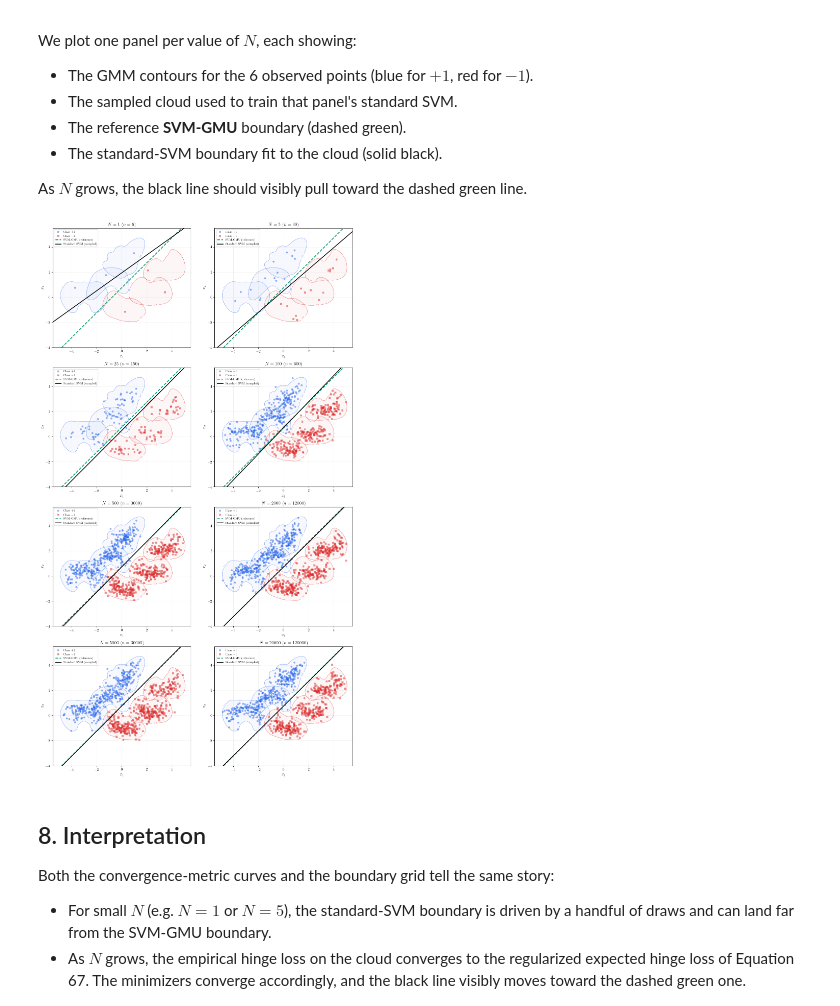
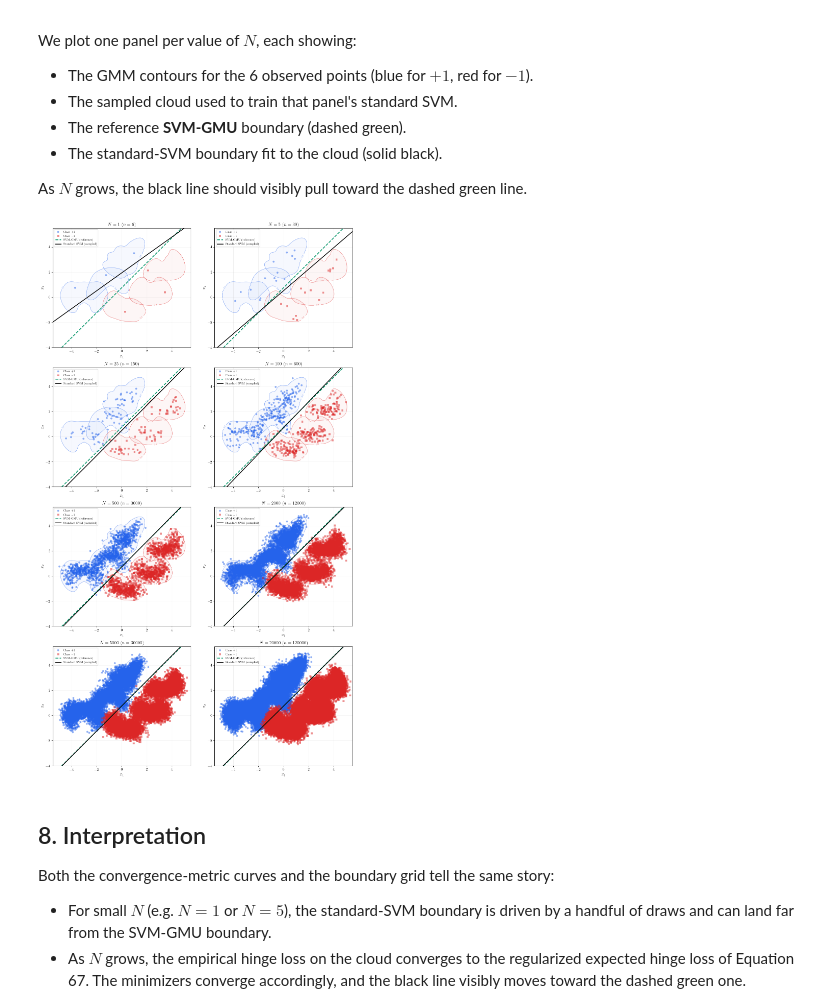
Before and after one commit to SushrutGaikwad/svm-gmu, a Jupyter notebook: experiments/svm_gmu_convergence.ipynb, the cells around one changed output. Drawn from its saved outputs; the diff is of its cells as text; code cells hidden in the pictures.

```diff
--- a/experiments/svm_gmu_convergence.ipynb
+++ b/experiments/svm_gmu_convergence.ipynb
@@ -295,8 +279,6 @@ As $N$ grows, the black line should visibly pull toward the dashed green line.
 # %%
 # Build a grid of boundary plots: one panel per value of N (saved as
 # svm_gmu_convergence.pgf). Uses one representative seed's sampled clouds.
-import math
-
 from svm_gmu.plotting import plot_uncertainty
 
 n_panels = len(records)
@@ -307,10 +289,6 @@ fig, axes = plt.subplots(
     n_rows, n_cols, figsize=(6.5 * n_cols, 5.5 * n_rows),
 )
 axes = np.array(axes).reshape(n_rows, n_cols)
-
-# Cap the number of scattered sample points to avoid clutter in later panels.
-SCATTER_CAP = 800
-scatter_rng = np.random.default_rng(EXP_SEED + 1)
 
 
 def _draw_line(ax, w, b, xlim, **kwargs):
@@ -342,14 +320,10 @@ for k, r in enumerate(records):
         if isinstance(coll, plt.matplotlib.collections.PathCollection):
             coll.remove()
 
-    # Layer 2: plot the sampled cloud, subsampled if huge. Bigger, more opaque
-    # markers so individual points are easy to see.
-    X_exp, y_exp = r["X_exp"], r["y_exp"]
-    if X_exp.shape[0] > SCATTER_CAP:
-        idx = scatter_rng.choice(X_exp.shape[0], size=SCATTER_CAP, replace=False)
-        X_plot, y_plot = X_exp[idx], y_exp[idx]
-    else:
-        X_plot, y_plot = X_exp, y_exp
+    # Layer 2: plot the full sampled cloud (every point, no subsampling). The
+    # scatter layer is rasterized so the saved .pgf stays a manageable size at
+    # large N; contours, boundaries, and text remain vector.
+    X_plot, y_plot = r["X_exp"], r["y_exp"]
     for label, color, marker, class_label in [
         (+1, "#2563eb", "o", "Class +1"),
         (-1, "#dc2626", "s", "Class −1"),
@@ -359,6 +333,7 @@ for k, r in enumerate(records):
             X_plot[mask, 0], X_plot[mask, 1],
             s=30, c=color, marker=marker,
             alpha=0.5, edgecolors="none", zorder=2,
+            rasterized=True,
             label=class_label,
         )
 
@@ -380,35 +355,36 @@ for k, r in enumerate(records):
     _draw_line(
         ax, r["w"], r["b"], xlim,
         color=STD_COLOR, linewidth=2.0, linestyle="-", zorder=5,
         label="Standard SVM (sampled)",
     )
 
     ax.set_xlim(xlim)
     ax.set_ylim(ylim)
 
     # Rebuild a clean legend (plot_uncertainty added contour entries; keep
     # only point-class entries plus our two boundary entries).
     handles, labels = ax.get_legend_handles_labels()
     keep_labels = {"Class +1", "Class −1",
                    "SVM-GMU (reference)", "Standard SVM (sampled)"}
     seen = set()
     uniq = []
     for h, l in zip(handles, labels):
         if l in keep_labels and l not in seen:
             seen.add(l)
             uniq.append((h, l))
     ax.legend([h for h, _ in uniq], [l for _, l in uniq],
               loc="upper left", fontsize=8, framealpha=0.9)
 
 # Hide any unused subplots.
 for k in range(n_panels, n_rows * n_cols):
     axes[k // n_cols, k % n_cols].axis("off")
 
 fig.tight_layout()
-fig.savefig(GRAPHICS_DIR / "svm_gmu_convergence.pgf", backend="pgf", bbox_inches="tight")
+fig.savefig(GRAPHICS_DIR / "svm_gmu_convergence.pgf", backend="pgf",
+            bbox_inches="tight", dpi=300)
 plt.show()
 # %% [output]
-[figure, old version]
+[figure, new version]
 # %% [markdown]
 ## 8. Interpretation
 
```
Also changed, not shown: parts of 1 cell of this notebook, 23 other files.
